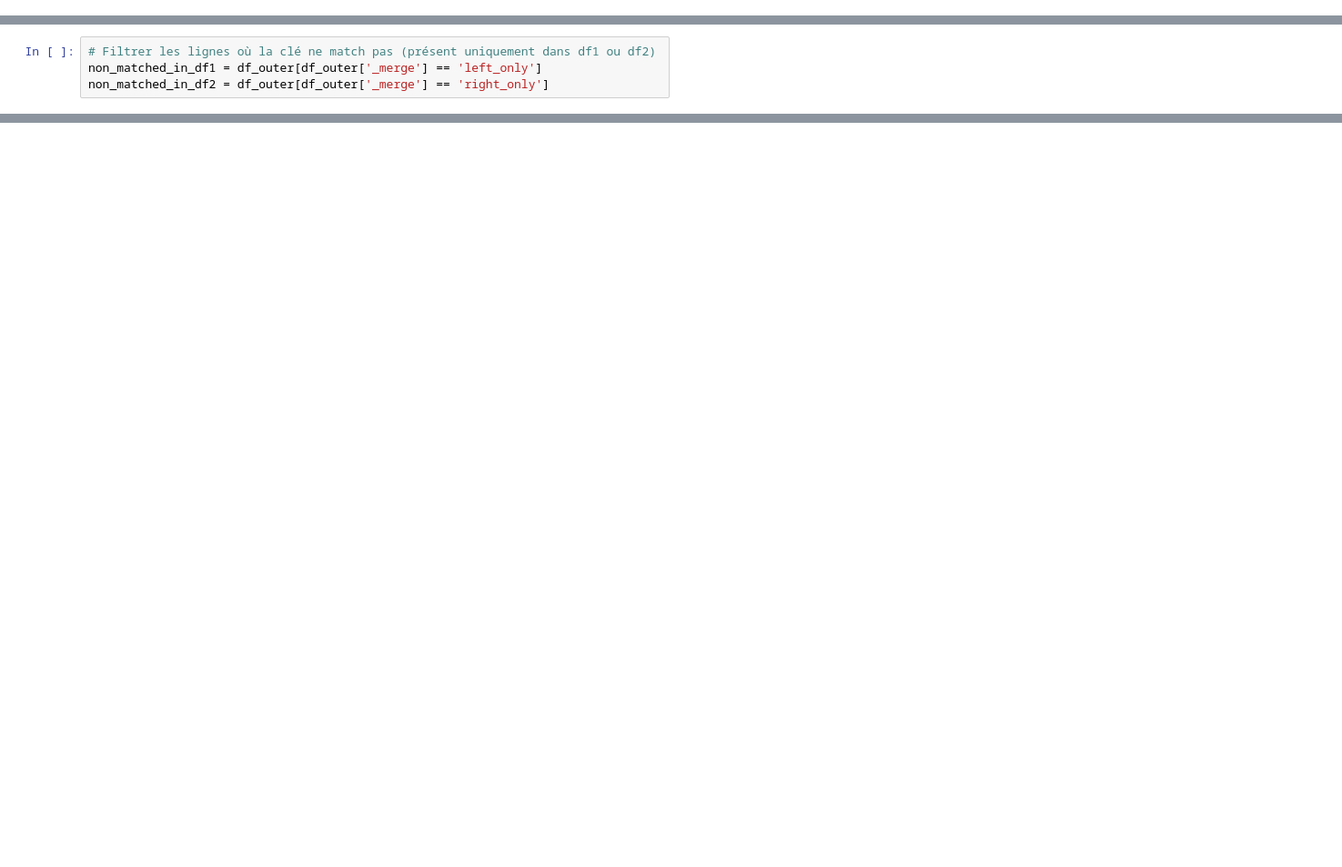
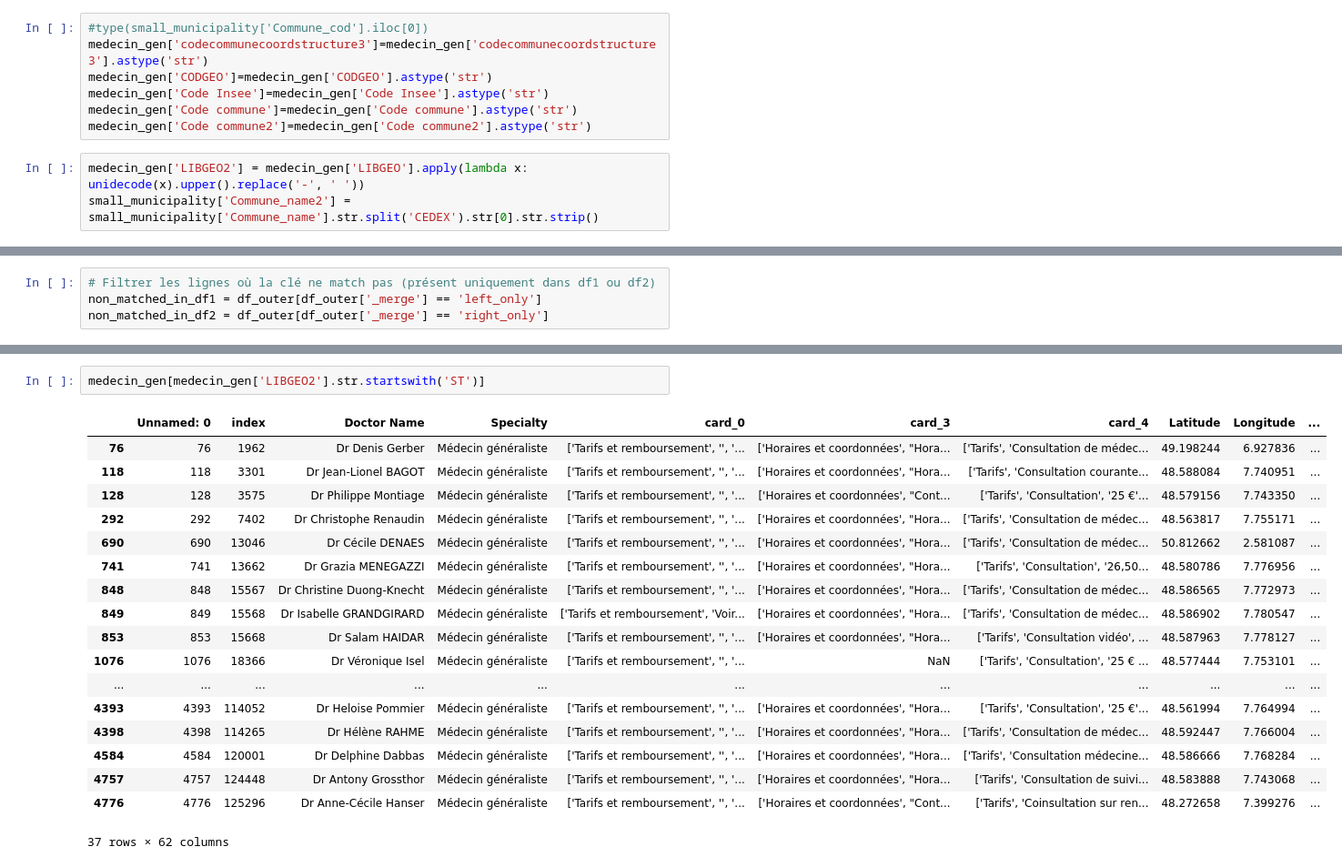
Before and after one commit to JulieBoyer/Econometrics, a Jupyter notebook: nb_consult.ipynb, the cells around one changed output, grey strips where cells are left out. Shown: that part at 91% size. Drawn from its saved outputs; the diff is of its cells as text; blank space fills up the shorter version.

Commit message:
nb consult

```diff
--- a/nb_consult.ipynb
+++ b/nb_consult.ipynb
@@ -43,0 +74,10 @@ medecin_gen['codecommunecoordstructure3']=medecin_gen['codecommunecoordstructure
+# %%
+#type(small_municipality['Commune_cod'].iloc[0])
+medecin_gen['codecommunecoordstructure3']=medecin_gen['codecommunecoordstructure3'].astype('str')
+medecin_gen['CODGEO']=medecin_gen['CODGEO'].astype('str')
+medecin_gen['Code Insee']=medecin_gen['Code Insee'].astype('str')
+medecin_gen['Code commune']=medecin_gen['Code commune'].astype('str')
+medecin_gen['Code commune2']=medecin_gen['Code commune2'].astype('str')
+# %%
+medecin_gen['LIBGEO2'] = medecin_gen['LIBGEO'].apply(lambda x: unidecode(x).upper().replace('-', ' '))
+small_municipality['Commune_name2'] = small_municipality['Commune_name'].str.split('CEDEX').str[0].str.strip()
@@ -61,0 +201,21 @@ municipality[municipality['Commune_cod'].str.startswith('3823')]
+# %%
+medecin_gen[medecin_gen['LIBGEO2'].str.startswith('ST')]
+# %% [output]
+|  | Unnamed: 0 | index | Doctor Name | Specialty | card_0 | card_3 | card_4 | Latitude | Longitude | ... |
+| 76 | 76 | 1962 | Dr Denis Gerber | Médecin généraliste | ['Tarifs et remboursement', '', '... | ['Horaires et coordonnées', "Hora... | ['Tarifs', 'Consultation de médec... | 49.198244 | 6.927836 | ... |
+| 118 | 118 | 3301 | Dr Jean-Lionel BAGOT | Médecin généraliste | ['Tarifs et remboursement', '', '... | ['Horaires et coordonnées', "Hora... | ['Tarifs', 'Consultation courante... | 48.588084 | 7.740951 | ... |
+| 128 | 128 | 3575 | Dr Philippe Montiage | Médecin généraliste | ['Tarifs et remboursement', '', '... | ['Horaires et coordonnées', "Cont... | ['Tarifs', 'Consultation', '25 €'... | 48.579156 | 7.743350 | ... |
+| 292 | 292 | 7402 | Dr Christophe Renaudin | Médecin généraliste | ['Tarifs et remboursement', '', '... | ['Horaires et coordonnées', "Hora... | ['Tarifs', 'Consultation de médec... | 48.563817 | 7.755171 | ... |
+| 690 | 690 | 13046 | Dr Cécile DENAES | Médecin généraliste | ['Tarifs et remboursement', '', '... | ['Horaires et coordonnées', "Hora... | ['Tarifs', 'Consultation de médec... | 50.812662 | 2.581087 | ... |
+| 741 | 741 | 13662 | Dr Grazia MENEGAZZI | Médecin généraliste | ['Tarifs et remboursement', '', '... | ['Horaires et coordonnées', "Hora... | ['Tarifs', 'Consultation', '26,50... | 48.580786 | 7.776956 | ... |
+| 848 | 848 | 15567 | Dr Christine Duong-Knecht | Médecin généraliste | ['Tarifs et remboursement', '', '... | ['Horaires et coordonnées', "Hora... | ['Tarifs', 'Consultation de médec... | 48.586565 | 7.772973 | ... |
+| 849 | 849 | 15568 | Dr Isabelle GRANDGIRARD | Médecin généraliste | ['Tarifs et remboursement', 'Voir... | ['Horaires et coordonnées', "Hora... | ['Tarifs', 'Consultation de médec... | 48.586902 | 7.780547 | ... |
+| 853 | 853 | 15668 | Dr Salam HAIDAR | Médecin généraliste | ['Tarifs et remboursement', '', '... | ['Horaires et coordonnées', "Hora... | ['Tarifs', 'Consultation vidéo', ... | 48.587963 | 7.778127 | ... |
+| 1076 | 1076 | 18366 | Dr Véronique Isel | Médecin généraliste | ['Tarifs et remboursement', '', '... | NaN | ['Tarifs', 'Consultation', '25 € ... | 48.577444 | 7.753101 | ... |
+| ... | ... | ... | ... | ... | ... | ... | ... | ... | ... | ... |
+| 4393 | 4393 | 114052 | Dr Heloise Pommier | Médecin généraliste | ['Tarifs et remboursement', '', '... | ['Horaires et coordonnées', "Hora... | ['Tarifs', 'Consultation', '25 €'... | 48.561994 | 7.764994 | ... |
+| 4398 | 4398 | 114265 | Dr Hélène RAHME | Médecin généraliste | ['Tarifs et remboursement', '', '... | ['Horaires et coordonnées', "Hora... | ['Tarifs', 'Consultation de médec... | 48.592447 | 7.766004 | ... |
+| 4584 | 4584 | 120001 | Dr Delphine Dabbas | Médecin généraliste | ['Tarifs et remboursement', '', '... | ['Horaires et coordonnées', "Hora... | ['Tarifs', 'Consultation médecine... | 48.586666 | 7.768284 | ... |
+| 4757 | 4757 | 124448 | Dr Antony Grossthor | Médecin généraliste | ['Tarifs et remboursement', '', '... | ['Horaires et coordonnées', "Hora... | ['Tarifs', 'Consultation de suivi... | 48.583888 | 7.743068 | ... |
+| 4776 | 4776 | 125296 | Dr Anne-Cécile Hanser | Médecin généraliste | ['Tarifs et remboursement', '', '... | ['Horaires et coordonnées', "Cont... | ['Tarifs', 'Coinsultation sur ren... | 48.272658 | 7.399276 | ... |
+37 rows × 62 columns
```
Also changed, not shown: parts of 22 cells of this notebook.
